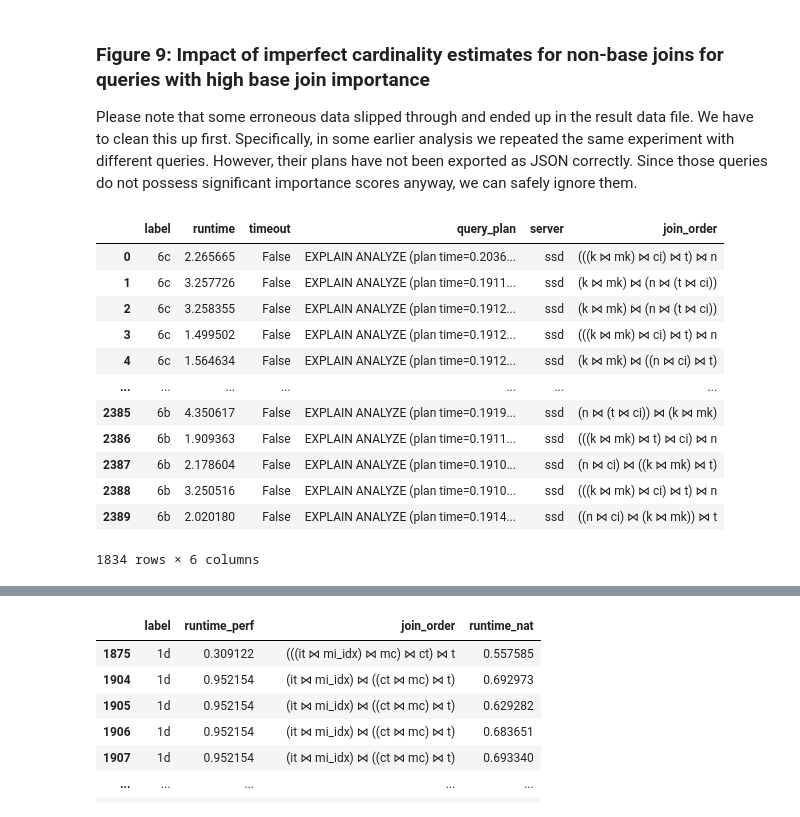
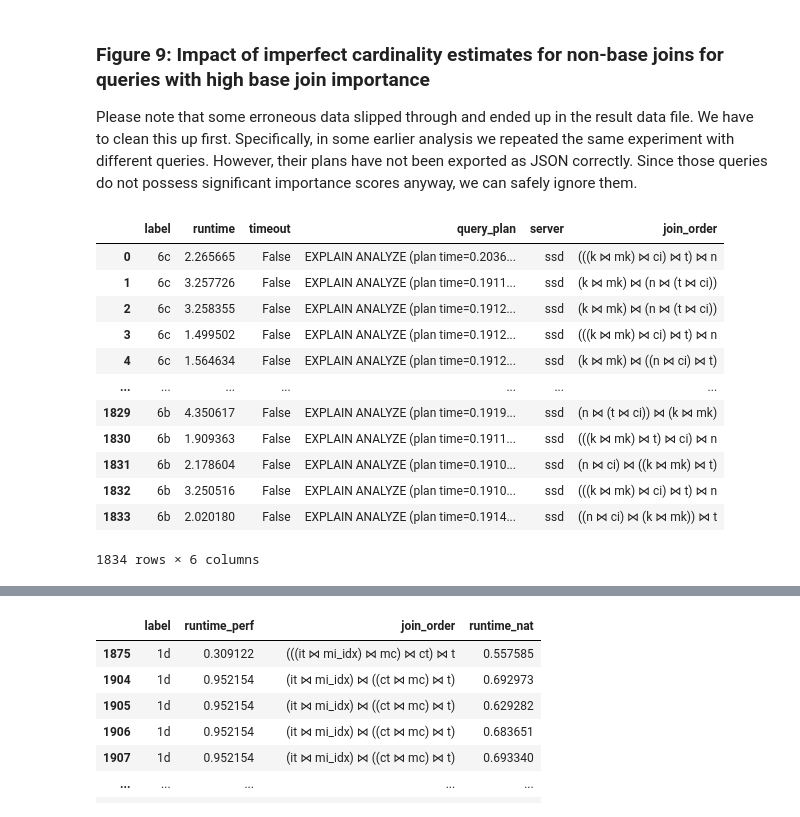
Before and after one commit to db-tu-dresden/SIGMOD25-PostgreEval, a Jupyter notebook: evaluation/Section-5-CandidatePlans.ipynb, the cells around one changed output, grey strips where cells are left out. Cells and saved outputs as stored; diff of their text form; code cells hidden in the pictures.

Commit message:
Simplify analysis logic after dataset cleanup

```diff
--- a/evaluation/Section-5-CandidatePlans.ipynb
+++ b/evaluation/Section-5-CandidatePlans.ipynb
@@ -312,25 +314,24 @@ resample_df
 
 Please note that some erroneous data slipped through and ended up in the result data file. We have to clean this up first. Specifically, in some earlier analysis we repeated the same experiment with different queries. However, their plans have not been exported as JSON correctly. Since those queries do not possess significant importance scores anyway, we can safely ignore them.
 # %%
-flawed_df = pd.read_csv(f"{results_base}/imperfect-base-join-estimates-job-ssd.csv")
-df_imperfect_ests = flawed_df[~flawed_df["query_plan"].str.startswith("EXPLAIN")].copy()
+df_imperfect_ests = pd.read_csv(f"{results_base}/imperfect-base-join-estimates-job-ssd.csv", converters={"query_plan": analysis.load_pg_explain})
 df_imperfect_ests["label"] = pd.Categorical(df_imperfect_ests["label"], categories=job.labels(), ordered=True)
-df_imperfect_ests["query_plan"] = df_imperfect_ests["query_plan"].map(analysis.load_pg_explain)
-df_imperfect_ests["join_order"] = df_imperfect_ests.apply(lambda sample: jointree.LogicalJoinTree.load_from_query_plan(sample["query_plan"].as_query_execution_plan(), query=job[sample["label"]]), axis="columns")
+df_imperfect_ests["join_order"] = df_imperfect_ests.apply(lambda sample: jointree.LogicalJoinTree.load_from_query_plan(sample["query_plan"].as_query_execution_plan(), query=job[sample["label"]]),
+                                                          axis="columns")
 df_imperfect_ests
 # %% [output]
 |  | label | runtime | timeout | query_plan | server | join_order |
 | 0 | 6c | 2.265665 | False | EXPLAIN ANALYZE (plan time=0.2036... | ssd | (((k ⋈ mk) ⋈ ci) ⋈ t) ⋈ n |
 | 1 | 6c | 3.257726 | False | EXPLAIN ANALYZE (plan time=0.1911... | ssd | (k ⋈ mk) ⋈ (n ⋈ (t ⋈ ci)) |
 | 2 | 6c | 3.258355 | False | EXPLAIN ANALYZE (plan time=0.1912... | ssd | (k ⋈ mk) ⋈ (n ⋈ (t ⋈ ci)) |
 | 3 | 6c | 1.499502 | False | EXPLAIN ANALYZE (plan time=0.1912... | ssd | (((k ⋈ mk) ⋈ ci) ⋈ t) ⋈ n |
 | 4 | 6c | 1.564634 | False | EXPLAIN ANALYZE (plan time=0.1912... | ssd | (k ⋈ mk) ⋈ ((n ⋈ ci) ⋈ t) |
 | ... | ... | ... | ... | ... | ... | ... |
-| 2385 | 6b | 4.350617 | False | EXPLAIN ANALYZE (plan time=0.1919... | ssd | (n ⋈ (t ⋈ ci)) ⋈ (k ⋈ mk) |
-| 2386 | 6b | 1.909363 | False | EXPLAIN ANALYZE (plan time=0.1911... | ssd | (((k ⋈ mk) ⋈ t) ⋈ ci) ⋈ n |
-| 2387 | 6b | 2.178604 | False | EXPLAIN ANALYZE (plan time=0.1910... | ssd | (n ⋈ ci) ⋈ ((k ⋈ mk) ⋈ t) |
-| 2388 | 6b | 3.250516 | False | EXPLAIN ANALYZE (plan time=0.1910... | ssd | (((k ⋈ mk) ⋈ ci) ⋈ t) ⋈ n |
-| 2389 | 6b | 2.020180 | False | EXPLAIN ANALYZE (plan time=0.1914... | ssd | ((n ⋈ ci) ⋈ (k ⋈ mk)) ⋈ t |
+| 1829 | 6b | 4.350617 | False | EXPLAIN ANALYZE (plan time=0.1919... | ssd | (n ⋈ (t ⋈ ci)) ⋈ (k ⋈ mk) |
+| 1830 | 6b | 1.909363 | False | EXPLAIN ANALYZE (plan time=0.1911... | ssd | (((k ⋈ mk) ⋈ t) ⋈ ci) ⋈ n |
+| 1831 | 6b | 2.178604 | False | EXPLAIN ANALYZE (plan time=0.1910... | ssd | (n ⋈ ci) ⋈ ((k ⋈ mk) ⋈ t) |
+| 1832 | 6b | 3.250516 | False | EXPLAIN ANALYZE (plan time=0.1910... | ssd | (((k ⋈ mk) ⋈ ci) ⋈ t) ⋈ n |
+| 1833 | 6b | 2.020180 | False | EXPLAIN ANALYZE (plan time=0.1914... | ssd | ((n ⋈ ci) ⋈ (k ⋈ mk)) ⋈ t |
 1834 rows × 6 columns
 # %%
 relevant_perfect_samples = df_job_ssd[df_job_ssd["label"].isin(resample_df["label"].unique())].copy()
```
Also changed, not shown: parts of 9 cells of this notebook.
